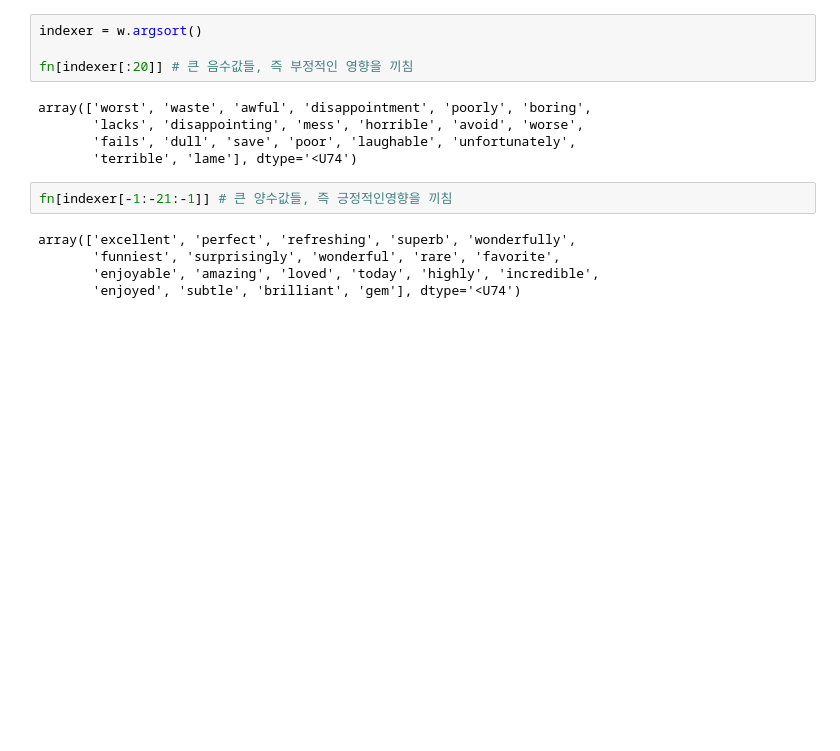
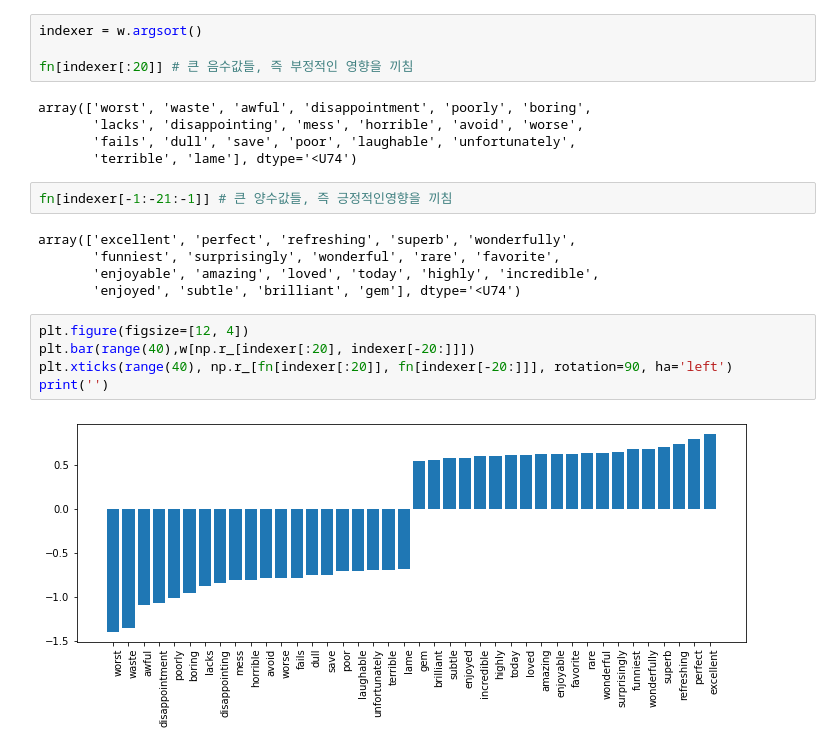
Before and after one commit to LOGRED/PCU_2022-1_deepLearning, a Jupyter notebook: 8d/1.ipynb, the cells around one changed output. Cells and saved outputs as stored; diff of their text form; blank space fills up the shorter version.

```diff
--- a/8d/1.ipynb
+++ b/8d/1.ipynb
@@ -372,3 +372,10 @@ array(['excellent', 'perfect', 'refreshing', 'superb', 'wonderfully',
        'funniest', 'surprisingly', 'wonderful', 'rare', 'favorite',
        'enjoyable', 'amazing', 'loved', 'today', 'highly', 'incredible',
        'enjoyed', 'subtle', 'brilliant', 'gem'], dtype='<U74')
+# %%
+plt.figure(figsize=[12, 4])
+plt.bar(range(40),w[np.r_[indexer[:20], indexer[-20:]]])
+plt.xticks(range(40), np.r_[fn[indexer[:20]], fn[indexer[-20:]]], rotation=90, ha='left')
+print('')
+# %% [output]
+[figure, added]
```
